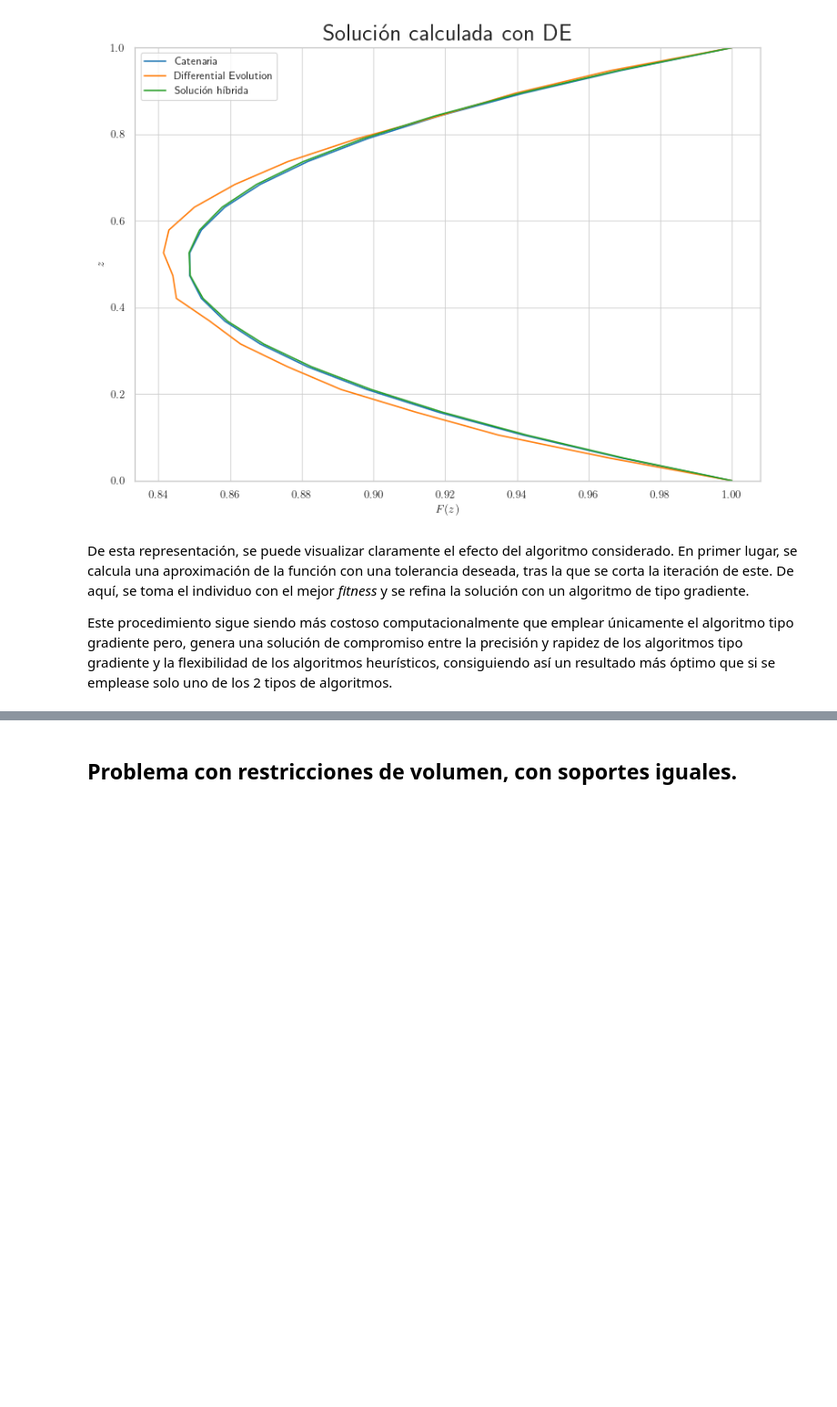
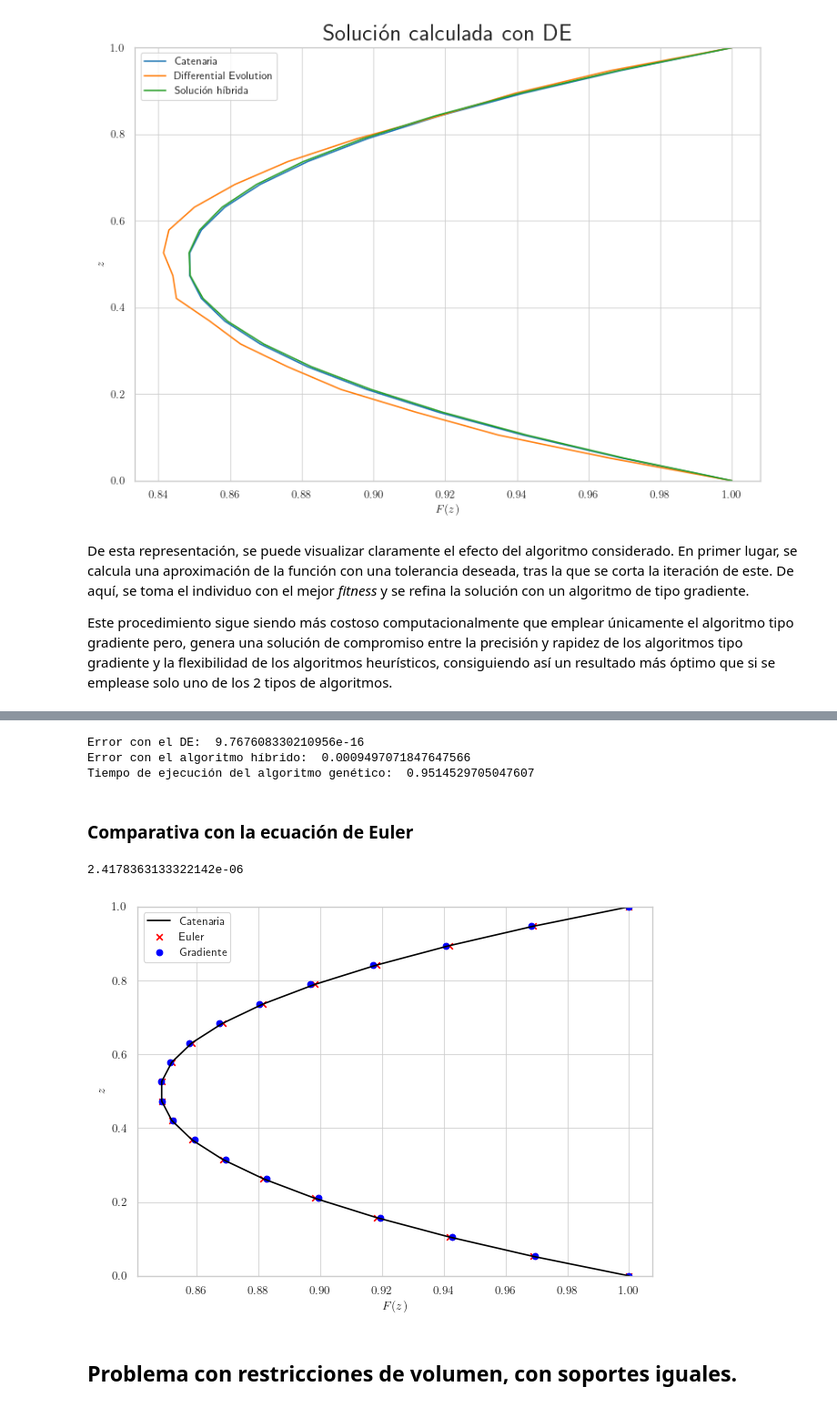
Before and after one commit to ismaellopezgallo/Trabajo-Optimizaci-n, a Jupyter notebook: trabajo_pompa.ipynb, the cells around one changed output, grey strips where cells are left out. Shown at 91% size. Saved outputs shown, nothing was run; the diff lists cells and outputs as text; code cells hidden in the pictures; blank space fills up the shorter version.

```diff
--- a/trabajo_pompa.ipynb
+++ b/trabajo_pompa.ipynb
@@ -2554,3 +2718,65 @@ Este procedimiento sigue siendo más costoso computacionalmente que emplear úni
+# %%
+F_hib = np.concatenate(([F0], sol_hib.x, [F1]))
+
+population_ga = sol_hib.population[1]
+F_ga = np.concatenate (([F0], population_ga, [F1]))
+
+a_sol, k_sol = fsolve(params_catenaria, initial_guess)
+F_cat = catenaria(z)
+
+error_ga = np.linalg.norm(F_ga - F_cat)/np.linalg.norm(F_cat)
+error_hib = np.linalg.norm(F_hib - F_cat)/np.linalg.norm(F_cat)
+
+print('Error con el DE: ', error_ga)
+print('Error con el algoritmo híbrido: ', error_hib)
+print('Tiempo de ejecución del algoritmo genético: ', time_hib)
+# %% [output]
+Error con el DE:  9.767608330210956e-16
+Error con el algoritmo híbrido:  0.0009497071847647566
+Tiempo de ejecución del algoritmo genético:  0.9514529705047607
+# %% [markdown]
+### Comparativa con la ecuación de Euler
+# %%
+n = 20
+z = np.linspace(0, 1, n)
+F_0 = 1
+F0 = F_0
+F1 = F_0
+F_init = np.empty(n-2)
+F_init.fill(F_0)
+lb = np.zeros(n-2)
+ub = np.ones(n-2) * np.inf
+bounds = np.vstack((lb, ub)).T
+a_sol, k_sol = fsolve(params_catenaria, initial_guess)
+Fcat = catenaria(z)
+
+F_init = np.empty(n-2)
+F_init.fill(F_0)
+
+sol_F0 = minimize(area_func, F_init, bounds=bounds, method='SLSQP')
+Famp_F0 = np.concatenate(([F0], sol_F0.x, [F1]))
+error_F0 = np.linalg.norm(Famp_F0 - Fcat)
+
+error_euler = np.linalg.norm(F_euler - F_cat) / np.linalg.norm(F_cat)
+error_euler
+# %% [output]
+2.4178363133322142e-06
+# %%
+plt.show()
+plt.plot(Fcat, z, label='Catenaria', color='black')
+plt.scatter(F_euler, z, label='Euler', marker='x', color='red')
+plt.scatter(F_sol, z, label='Gradiente', marker='o', color='blue')
+plt.legend()
+plt.xlabel('$F(z)$')
+plt.ylabel('$z$')
+plt.ylim(0, 1)
+# plt.title('Comparación de métodos', fontsize=20)
+plt.tight_layout()
+plt.savefig('Figuras/sol_euler.pdf', format='pdf')
+plt.savefig('Figuras/Presentación/sol_euler.pdf', format='pdf')
+plt.show()
+# %% [output]
+[figure, added]
 # %% [markdown]
 ## Problema con restricciones de volumen, con soportes iguales.
 # %% [markdown]
```
Also changed, not shown: parts of 30 cells of this notebook, 7 other files.
